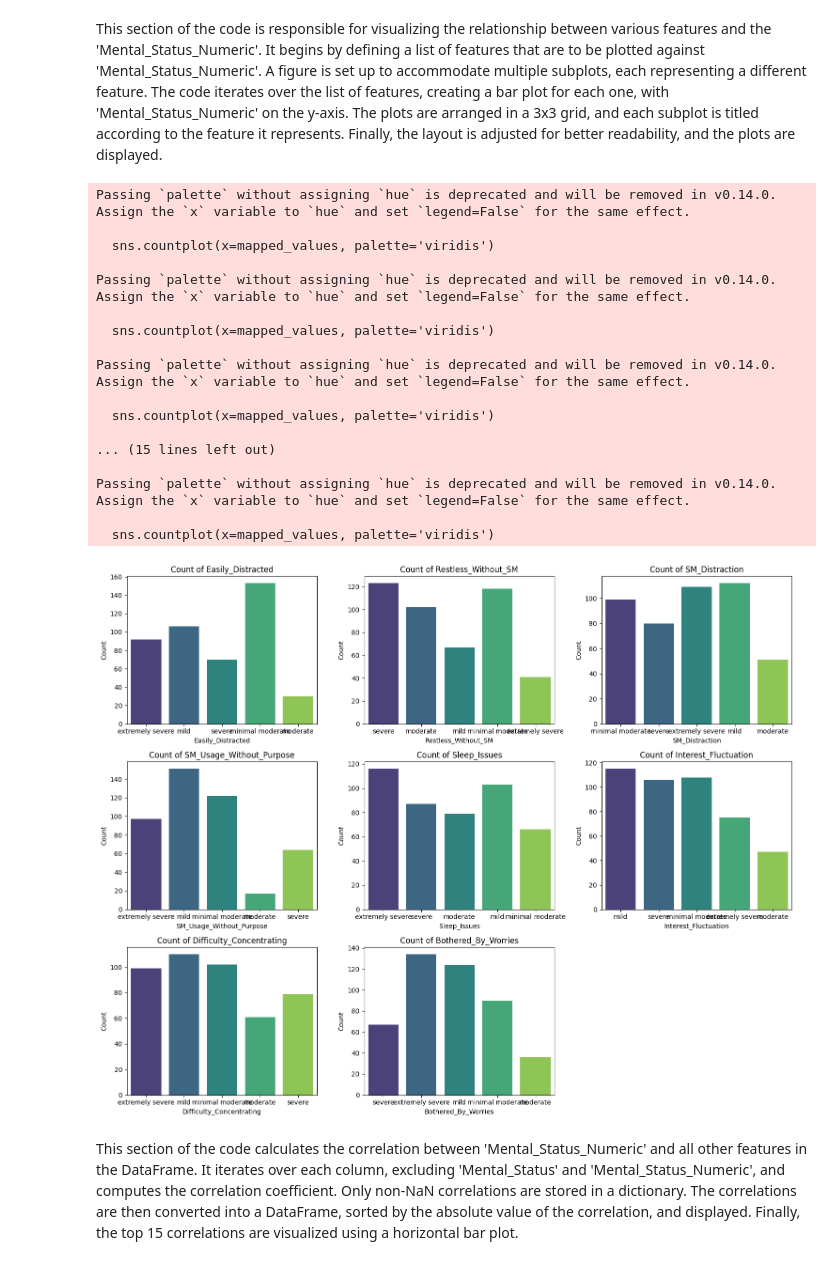
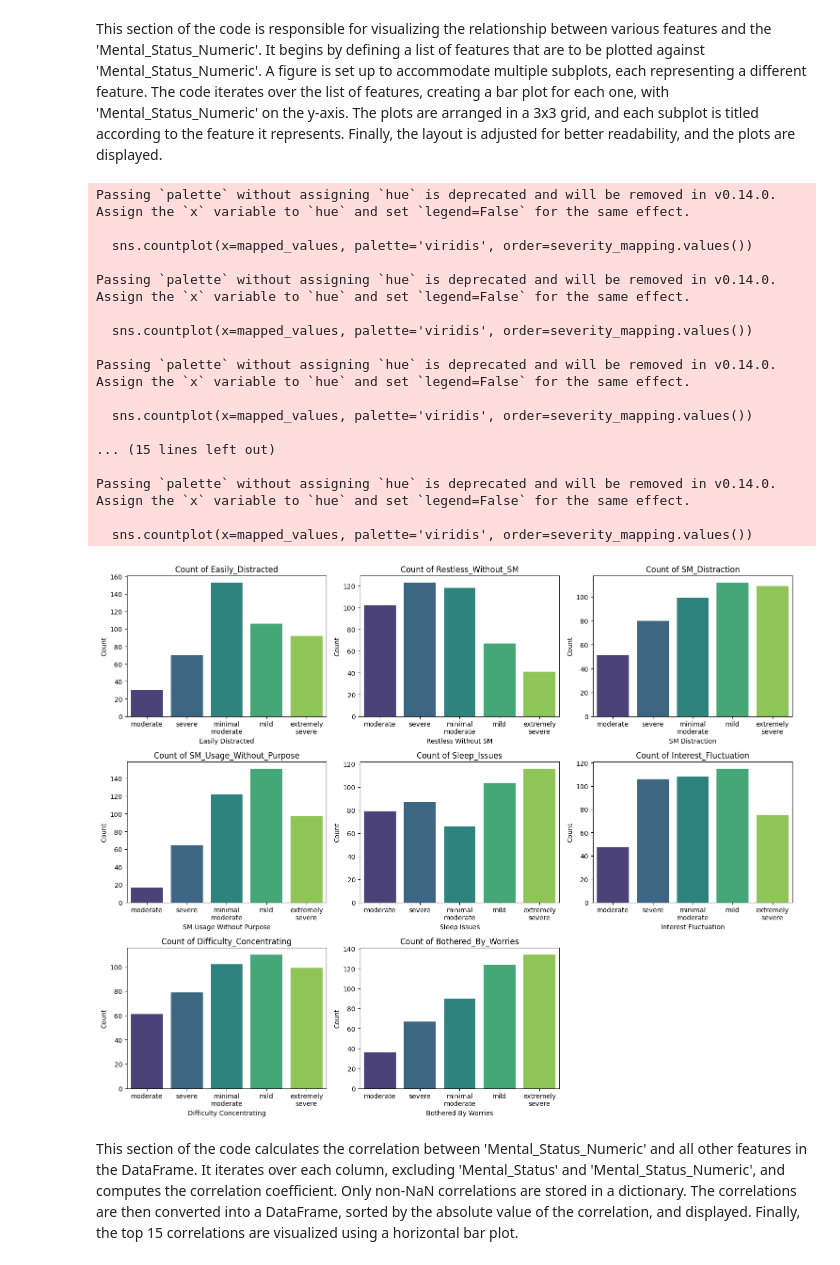
Before and after one commit to TasnimulIntazamAsif/Social_Media_Addiction, a Jupyter notebook: SMMH.ipynb, the cells around one changed output. Cells and saved outputs as stored; diff of their text form; code cells hidden in the pictures.

```diff
--- a/SMMH.ipynb
+++ b/SMMH.ipynb
@@ -602,45 +602,45 @@ features_to_plot = [
 severity_mapping = {
     1: 'moderate',
     2: 'severe',
-    3: 'minimal moderate',
+    3: 'minimal\nmoderate',  # Add newline for better spacing
     4: 'mild',
-    5: 'extremely severe'
+    5: 'extremely\nsevere'   # Add newline for better spacing
 }
 
 # Set up the figure for subplots
 plt.figure(figsize=(15, 12))
 
 # Loop through each feature and create a subplot
 for i, feature in enumerate(features_to_plot, 1):
     plt.subplot(3, 3, i)
     # Map the feature values to the descriptive categories
     mapped_values = df[feature].map(severity_mapping)
-    sns.countplot(x=mapped_values, palette='viridis')
+    sns.countplot(x=mapped_values, palette='viridis', order=severity_mapping.values())
     plt.title(f'Count of {feature}')
-    plt.xlabel(feature)
+    plt.xlabel(feature.replace('_', ' '))  # Replace underscores with spaces for better readability
     plt.ylabel('Count')
 
 plt.tight_layout()
 plt.show()
 # %% [output]
 Passing `palette` without assigning `hue` is deprecated and will be removed in v0.14.0. Assign the `x` variable to `hue` and set `legend=False` for the same effect.
 
-  sns.countplot(x=mapped_values, palette='viridis')
+  sns.countplot(x=mapped_values, palette='viridis', order=severity_mapping.values())
 
 Passing `palette` without assigning `hue` is deprecated and will be removed in v0.14.0. Assign the `x` variable to `hue` and set `legend=False` for the same effect.
 
-  sns.countplot(x=mapped_values, palette='viridis')
+  sns.countplot(x=mapped_values, palette='viridis', order=severity_mapping.values())
 
 Passing `palette` without assigning `hue` is deprecated and will be removed in v0.14.0. Assign the `x` variable to `hue` and set `legend=False` for the same effect.
 
-  sns.countplot(x=mapped_values, palette='viridis')
+  sns.countplot(x=mapped_values, palette='viridis', order=severity_mapping.values())
 
 ... (15 lines left out)
 
 Passing `palette` without assigning `hue` is deprecated and will be removed in v0.14.0. Assign the `x` variable to `hue` and set `legend=False` for the same effect.
 
-  sns.countplot(x=mapped_values, palette='viridis')
+  sns.countplot(x=mapped_values, palette='viridis', order=severity_mapping.values())
-[figure, old version]
+[figure, new version]
 # %% [markdown]
  This section of the code calculates the correlation between 'Mental_Status_Numeric' and all other features in the DataFrame.
  It iterates over each column, excluding 'Mental_Status' and 'Mental_Status_Numeric', and computes the correlation coefficient.
```
Also changed, not shown: 2 other files.
